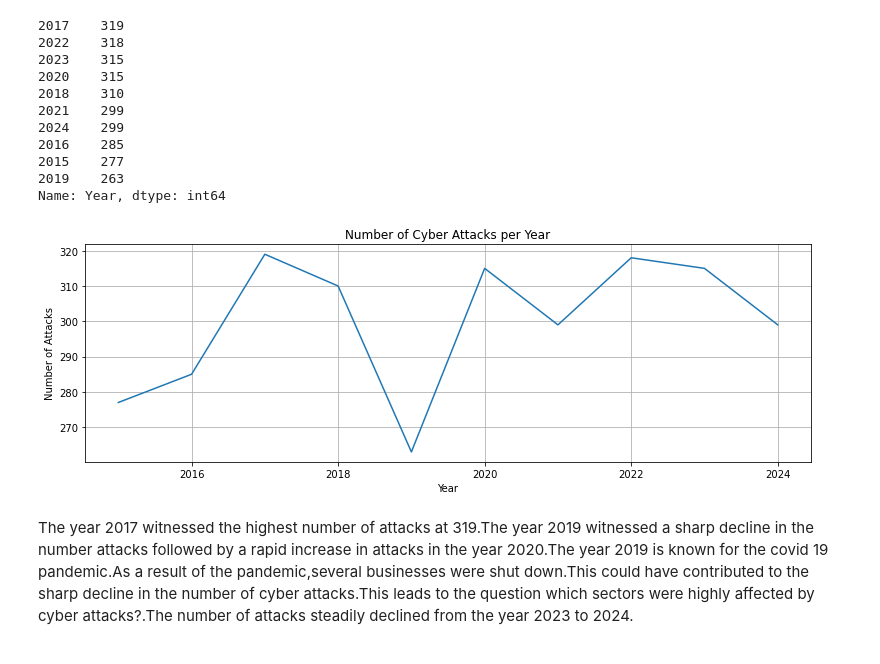
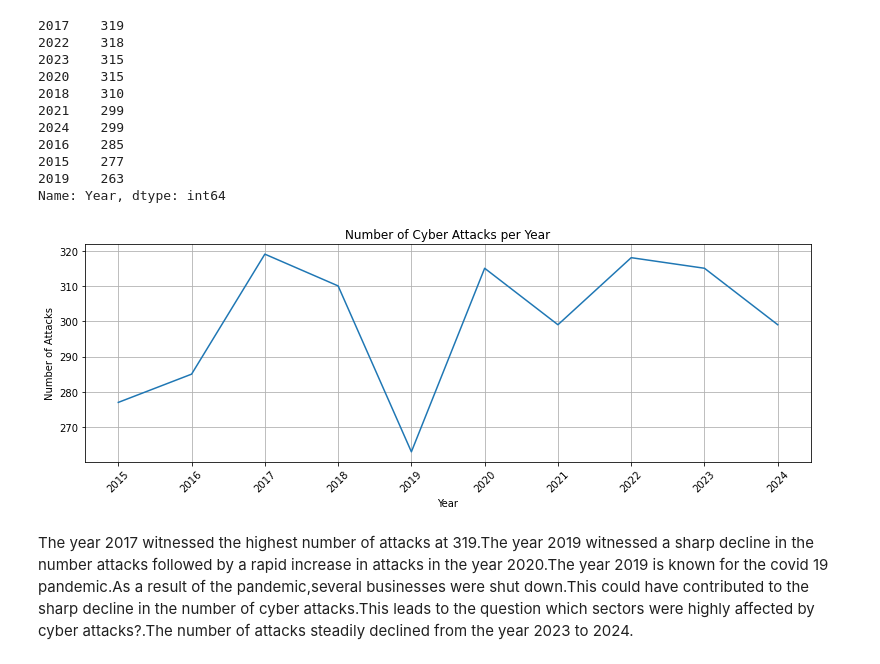
Before and after one commit to ochiengstephen254/cyber_threat_analysis, a Jupyter notebook: Cyber_Threat_Analysis.ipynb, the cells around one changed output. Drawn from its saved outputs; the diff is of its cells as text; code cells hidden in the pictures.

```diff
--- a/Cyber_Threat_Analysis.ipynb
+++ b/Cyber_Threat_Analysis.ipynb
@@ -107,15 +116,18 @@ df['Year'].value_counts()
 2019    263
 Name: Year, dtype: int64
 # %%
+#plot showing the distribution of attacks over the years.
+year_counts = df['Year'].value_counts().sort_index()
 plt.figure(figsize=(13,4))
-df['Year'].value_counts().sort_index().plot()
+year_counts.plot()
 plt.title('Number of Cyber Attacks per Year')
 plt.xlabel('Year')
 plt.ylabel('Number of Attacks')
 plt.grid(True)
+plt.xticks(ticks=year_counts.index, rotation=45)
 plt.show()
 # %% [output]
-[figure, old version]
+[figure, new version]
 # %% [markdown]
 The year 2017 witnessed the highest number of attacks at 319.The year 2019 witnessed a sharp decline in the number  attacks followed by a rapid  increase in attacks in the year 2020.The year 2019 is known for the covid 19 pandemic.As a result of the pandemic,several businesses were shut down.This could have contributed to the sharp decline in the number of cyber attacks.This leads to the question which sectors were highly affected by cyber attacks?.The number of attacks steadily declined from the year 2023 to 2024.
 # %% [markdown]
```
Also changed, not shown: parts of 10 cells of this notebook.
